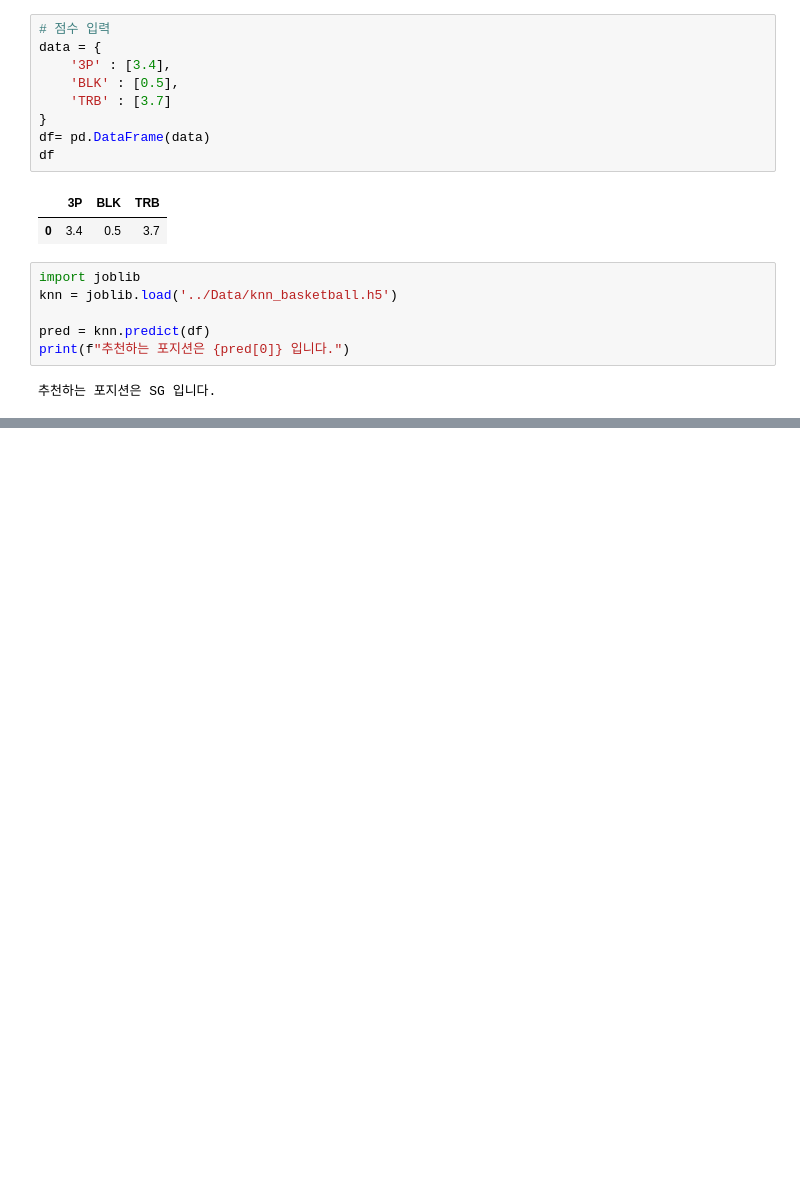
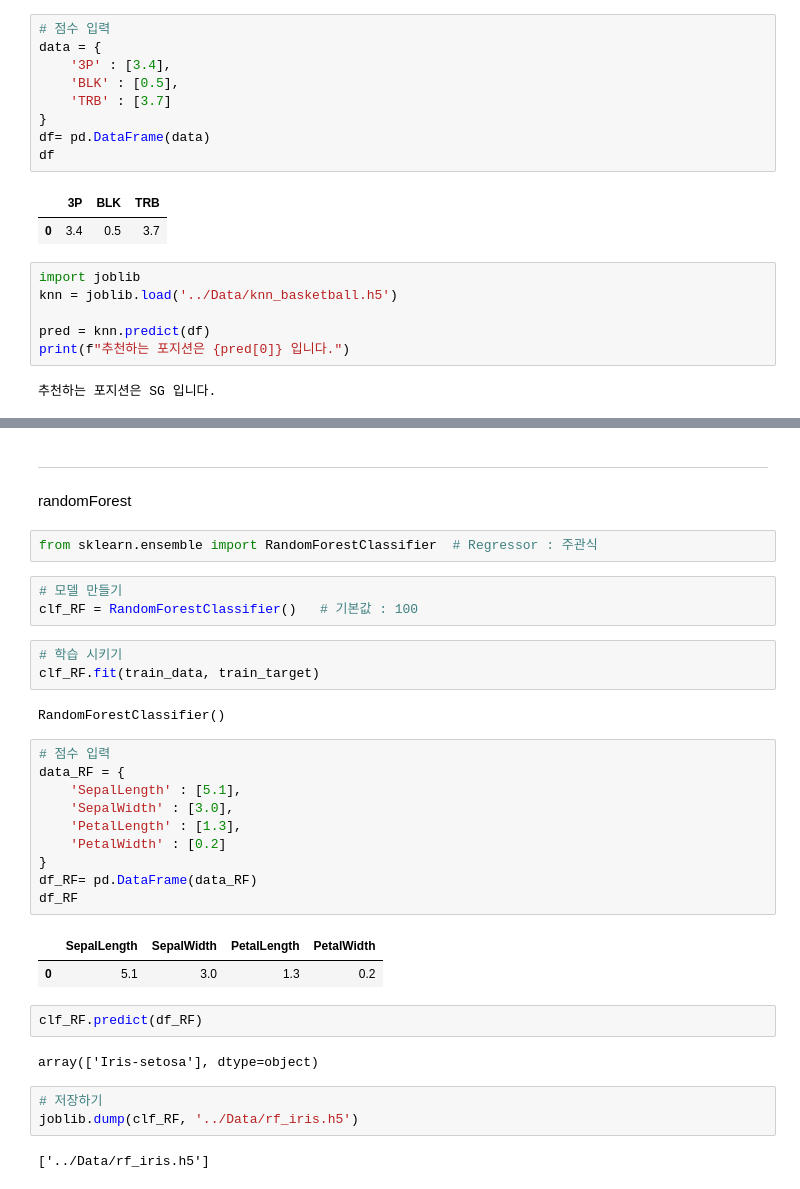
Before and after one commit to donggyu818/MachineLearning, a Jupyter notebook: Note/12.모델 불러오기.ipynb, the cells around one changed output, grey strips where cells are left out. Drawn from its saved outputs; the diff is of its cells as text; blank space fills up the shorter version.

```diff
--- a/Note/12.모델 불러오기.ipynb
+++ b/Note/12.모델 불러오기.ipynb
@@ -22,0 +114,35 @@ print(f"추천하는 포지션은 {pred[0]} 입니다.")
+# %% [markdown]
+----
+randomForest
+# %%
+from sklearn.ensemble import RandomForestClassifier  # Regressor : 주관식
+# %%
+# 모델 만들기
+clf_RF = RandomForestClassifier()   # 기본값 : 100
+# %%
+# 학습 시키기
+clf_RF.fit(train_data, train_target)
+# %% [output]
+RandomForestClassifier()
+# %%
+# 점수 입력
+data_RF = {
+    'SepalLength' : [5.1],
+    'SepalWidth' : [3.0],
+    'PetalLength' : [1.3],
+    'PetalWidth' : [0.2]
+}
+df_RF= pd.DataFrame(data_RF)
+df_RF
+# %% [output]
+|  | SepalLength | SepalWidth | PetalLength | PetalWidth |
+| 0 | 5.1 | 3.0 | 1.3 | 0.2 |
+# %%
+clf_RF.predict(df_RF)
+# %% [output]
+array(['Iris-setosa'], dtype=object)
+# %%
+# 저장하기
+joblib.dump(clf_RF, '../Data/rf_iris.h5')
+# %% [output]
+['../Data/rf_iris.h5']
```
Also changed, not shown: parts of 20 cells of this notebook.
